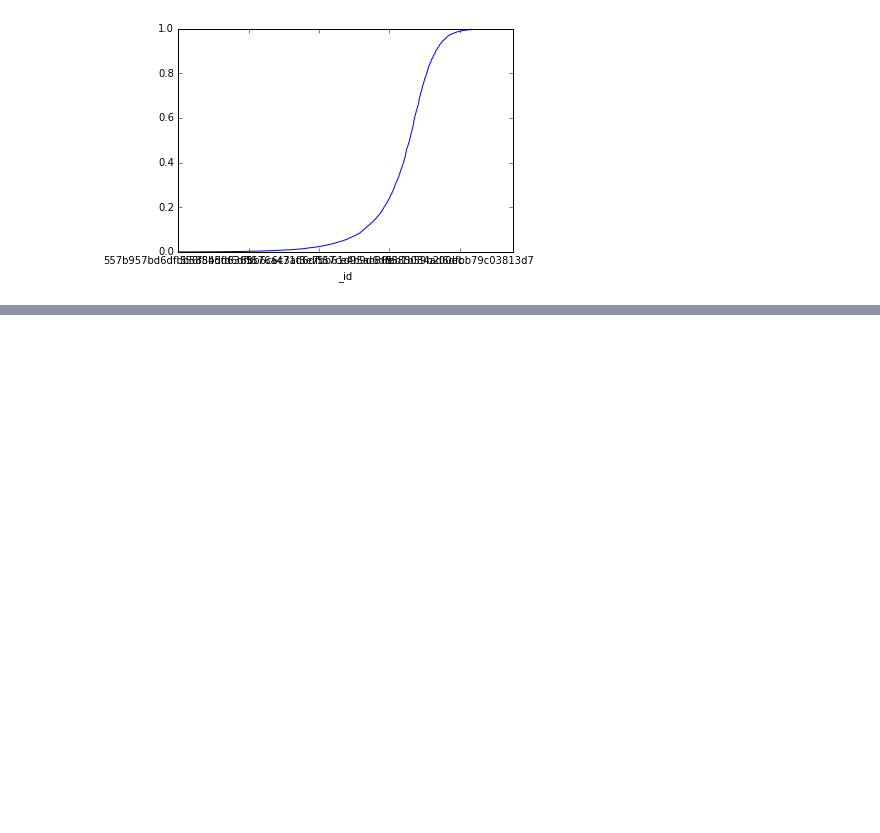
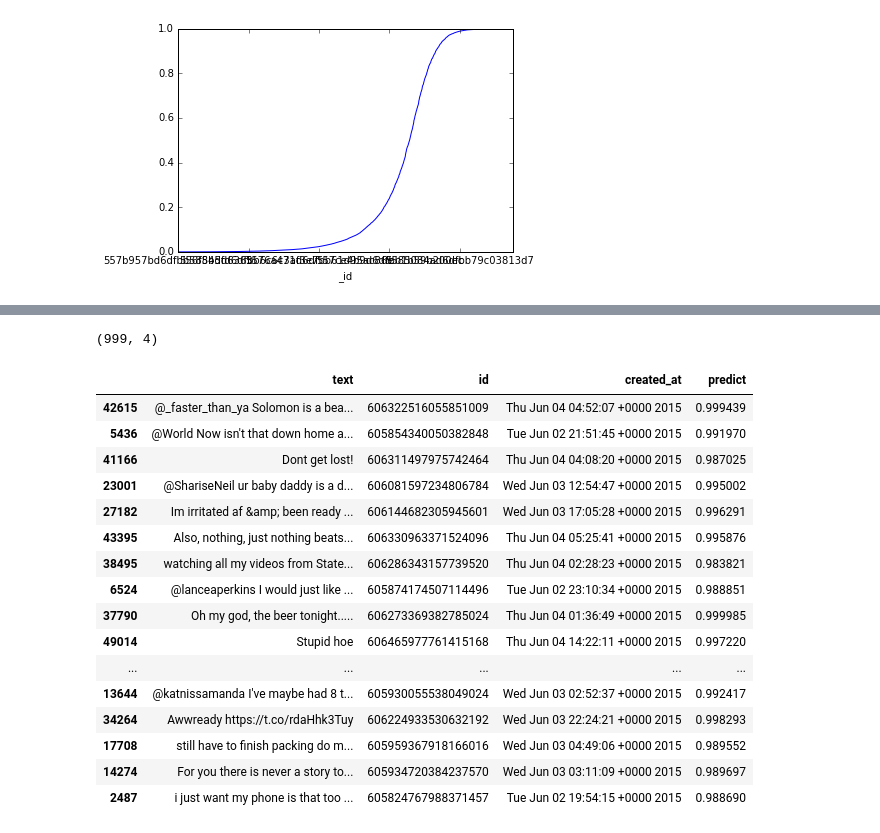
Before and after one commit to tj2huang/nyu-twipsy, a Jupyter notebook: playing-with-new-data.ipynb, the cells around one changed output, grey strips where cells are left out. Cells and saved outputs as stored; diff of their text form; code cells hidden in the pictures; blank space fills up the shorter version.

```diff
--- a/playing-with-new-data.ipynb
+++ b/playing-with-new-data.ipynb
@@ -247,0 +255,23 @@ ValueError: This Series is a view of some other array, to sort in-place you must
+# %%
+very_likely = more_tweets[more_tweets.predict> percentile_98]
+print(very_likely.shape)
+very_likely.sample(20)
+# %% [output]
+(999, 4)
+|  | text | id | created_at | predict |
+| 42615 | @_faster_than_ya Solomon is a bea... | 606322516055851009 | Thu Jun 04 04:52:07 +0000 2015 | 0.999439 |
+| 5436 | @World Now isn't that down home a... | 605854340050382848 | Tue Jun 02 21:51:45 +0000 2015 | 0.991970 |
+| 41166 | Dont get lost! | 606311497975742464 | Thu Jun 04 04:08:20 +0000 2015 | 0.987025 |
+| 23001 | @ShariseNeil ur baby daddy is a d... | 606081597234806784 | Wed Jun 03 12:54:47 +0000 2015 | 0.995002 |
+| 27182 | Im irritated af &amp; been ready ... | 606144682305945601 | Wed Jun 03 17:05:28 +0000 2015 | 0.996291 |
+| 43395 | Also, nothing, just nothing beats... | 606330963371524096 | Thu Jun 04 05:25:41 +0000 2015 | 0.995876 |
+| 38495 | watching all my videos from State... | 606286343157739520 | Thu Jun 04 02:28:23 +0000 2015 | 0.983821 |
+| 6524 | @lanceaperkins I would just like ... | 605874174507114496 | Tue Jun 02 23:10:34 +0000 2015 | 0.988851 |
+| 37790 | Oh my god, the beer tonight..... | 606273369382785024 | Thu Jun 04 01:36:49 +0000 2015 | 0.999985 |
+| 49014 | Stupid hoe | 606465977761415168 | Thu Jun 04 14:22:11 +0000 2015 | 0.997220 |
+| ... | ... | ... | ... | ... |
+| 13644 | @katnissamanda I've maybe had 8 t... | 605930055538049024 | Wed Jun 03 02:52:37 +0000 2015 | 0.992417 |
+| 34264 | Awwready https://t.co/rdaHhk3Tuy | 606224933530632192 | Wed Jun 03 22:24:21 +0000 2015 | 0.998293 |
+| 17708 | still have to finish packing do m... | 605959367918166016 | Wed Jun 03 04:49:06 +0000 2015 | 0.989552 |
+| 14274 | For you there is never a story to... | 605934720384237570 | Wed Jun 03 03:11:09 +0000 2015 | 0.989697 |
+| 2487 | i just want my phone is that too ... | 605824767988371457 | Tue Jun 02 19:54:15 +0000 2015 | 0.988690 |
```
Also changed, not shown: parts of 33 cells of this notebook, 11 other files.
